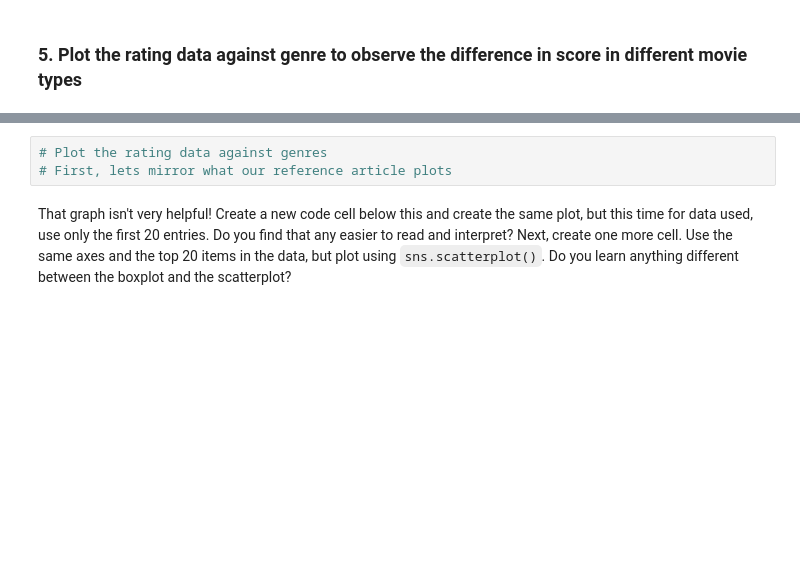
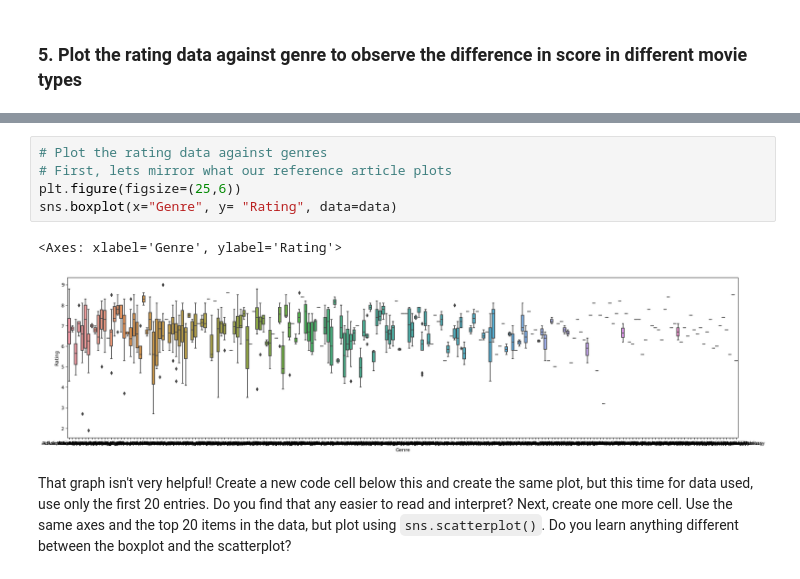
Before and after one commit to HarshalaS6/EDA_pt2_studio, a Jupyter notebook: EDApt2-Studio.ipynb, the cells around one changed output, grey strips where cells are left out. Cells and saved outputs as stored; diff of their text form; blank space fills up the shorter version.

```diff
--- a/EDApt2-Studio.ipynb
+++ b/EDApt2-Studio.ipynb
@@ -89,6 +209,11 @@ Create another code cell below this and make another histplot but with only the
 # %%
 # Plot the rating data against genres
 # First, lets mirror what our reference article plots
+plt.figure(figsize=(25,6))
+sns.boxplot(x="Genre", y= "Rating", data=data)
+# %% [output]
+<Axes: xlabel='Genre', ylabel='Rating'>
+[figure, added]
 # %% [markdown]
 That graph isn't very helpful!
 Create a new code cell below this and create the same plot, but this time for data used,
```
Also changed, not shown: parts of 15 cells of this notebook.
